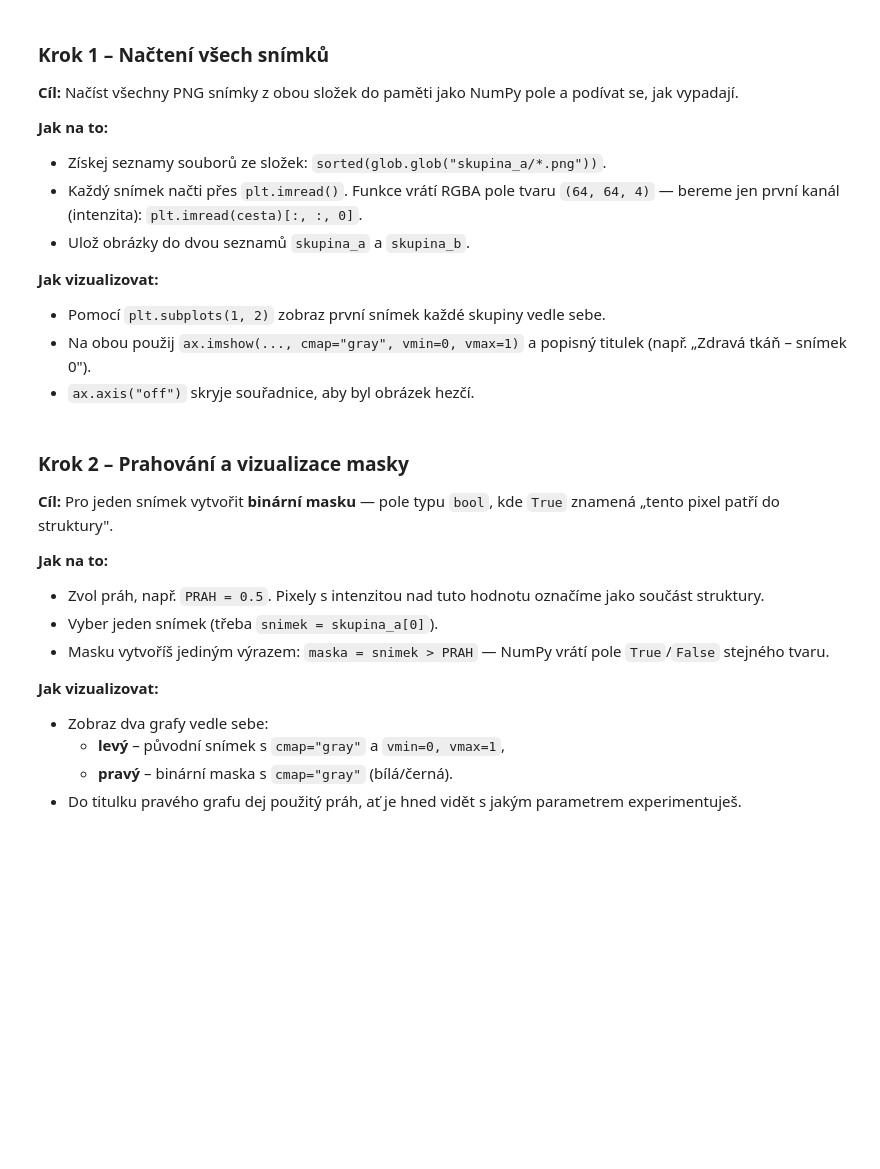
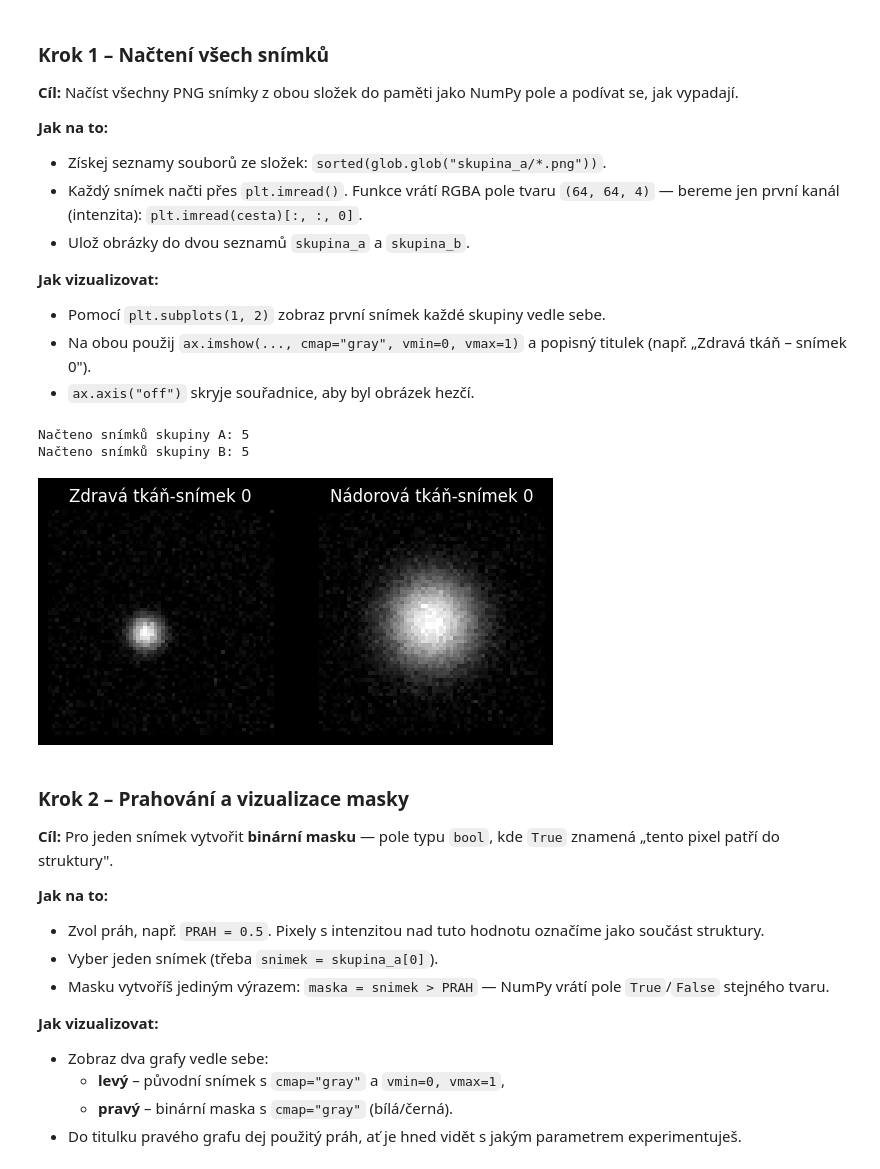
Before and after one commit to DianaNevlacilova/prg-exercise-12, a Jupyter notebook: cviceni_12_segmentace.ipynb, the cells around one changed output. Saved outputs shown, nothing was run; the diff lists cells and outputs as text; code cells hidden in the pictures; blank space fills up the shorter version.

```diff
--- a/cviceni_12_segmentace.ipynb
+++ b/cviceni_12_segmentace.ipynb
@@ -64,21 +67,37 @@ Proveď postupně tyto kroky:
 # %%
 %matplotlib inline
 import glob
 import numpy as np
 import matplotlib.pyplot as plt
 
 # 1) Získej seznamy souborů přes glob.glob() (nezapomeň na sorted())
-files_a = sorted (glob.glob)
-files_b = ...
+files_a = sorted(glob.glob("skupina_a/*.png"))
+#print(files_a)
+files_b = sorted(glob.glob("skupina_b/*.png"))
 
 # 2) Načti obrázky — pro každý soubor: plt.imread(cesta)[:, :, 0]
-skupina_a = ...
-skupina_b = ...
+skupina_a = []
+skupina_b = []
+for path_a,path_b in zip(files_a,files_b):
+    skupina_a.append(plt.imread(path_a)[:, :, 0])
+    skupina_b.append(plt.imread(path_b)[:, :, 0])
 
 print(f"Načteno snímků skupiny A: {len(skupina_a)}")
 print(f"Načteno snímků skupiny B: {len(skupina_b)}")
 
 # 3) Zobraz první snímek z každé skupiny vedle sebe
+fig, (ax1,ax2) = plt.subplots(1,2)
+ax1.imshow(skupina_a[0], cmap="gray", vmin=0, vmax=1)
+ax2.imshow(skupina_b[0], cmap="gray", vmin=0, vmax=1)
+ax1.axis("off")
+ax2.axis("off")
+ax1.set_title("Zdravá tkáň-snímek 0")
+ax2.set_title("Nádorová tkáň-snímek 0")
+plt.show()
+# %% [output]
+Načteno snímků skupiny A: 5
+Načteno snímků skupiny B: 5
+[figure, added]
 # %% [markdown]
 ### Krok 2 – Prahování a vizualizace masky
 
```
Also changed, not shown: parts of 4 cells of this notebook, 2 other files.
